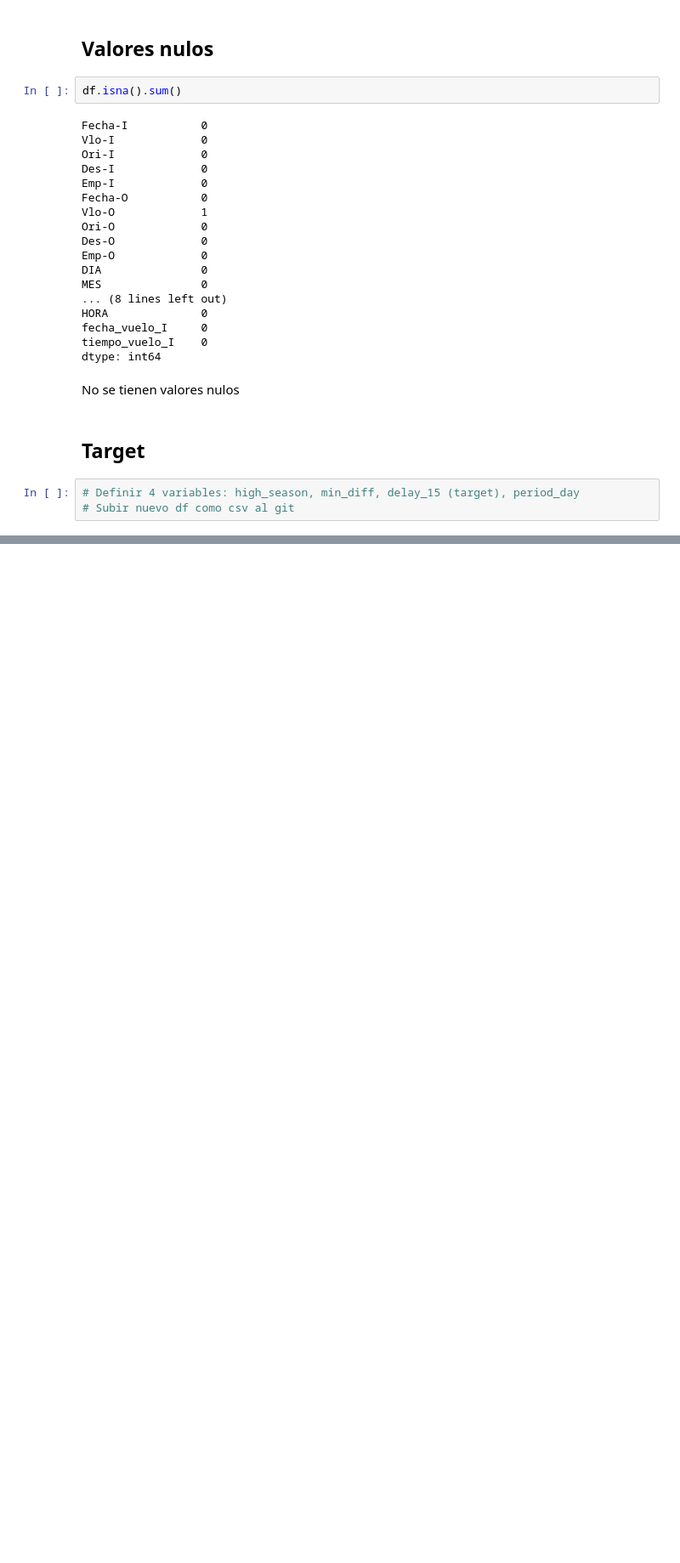
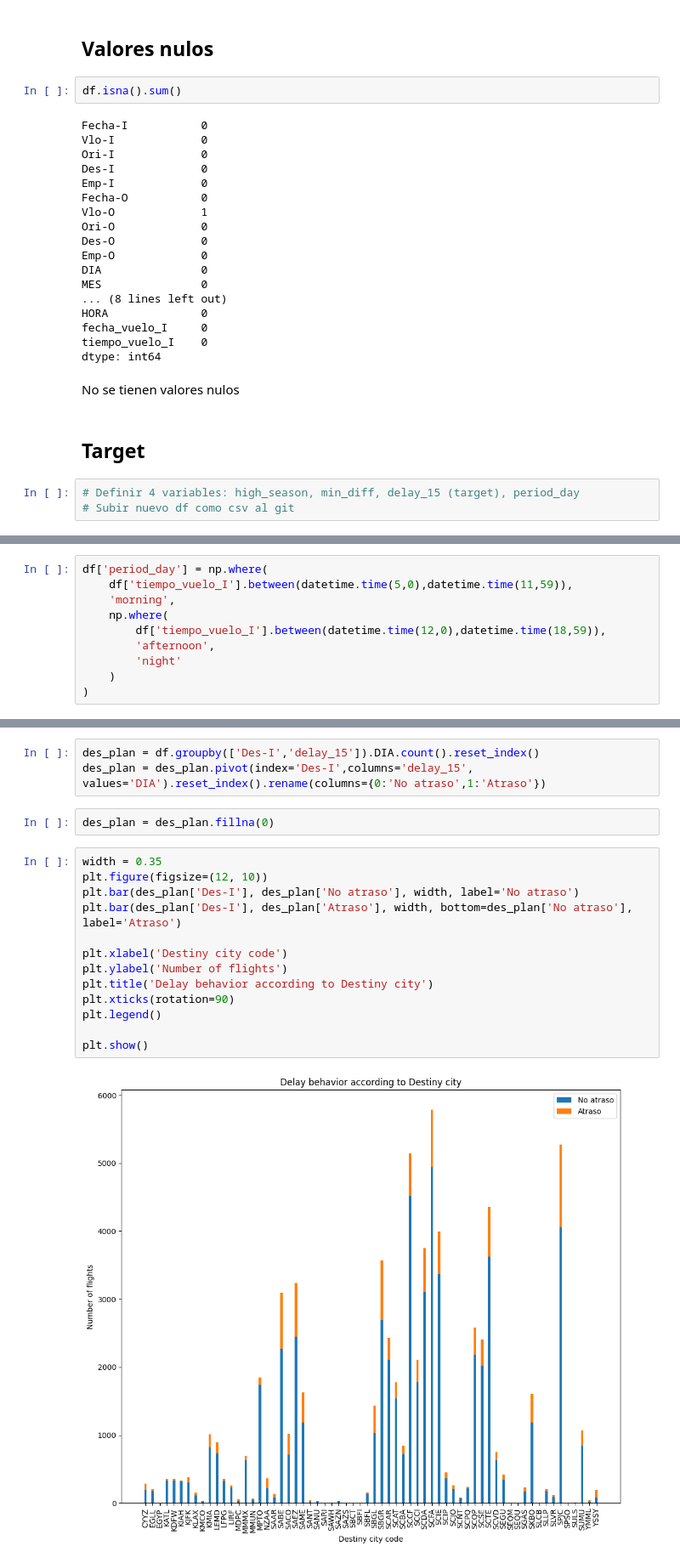
Before and after one commit to josecantog/latam_challenge, a Jupyter notebook: solution.ipynb, the cells around one changed output, grey strips where cells are left out. Shown at 85% size. Cells and saved outputs as stored; diff of their text form; blank space fills up the shorter version.

```diff
--- a/solution.ipynb
+++ b/solution.ipynb
@@ -544,0 +583,10 @@ No se tienen valores nulos
+# %%
+df['period_day'] = np.where(
+    df['tiempo_vuelo_I'].between(datetime.time(5,0),datetime.time(11,59)),
+    'morning',
+    np.where(
+        df['tiempo_vuelo_I'].between(datetime.time(12,0),datetime.time(18,59)),
+        'afternoon',
+        'night'
+    )
+)
@@ -544,0 +675,20 @@ No se tienen valores nulos
+# %%
+des_plan = df.groupby(['Des-I','delay_15']).DIA.count().reset_index()
+des_plan = des_plan.pivot(index='Des-I',columns='delay_15', values='DIA').reset_index().rename(columns={0:'No atraso',1:'Atraso'})
+# %%
+des_plan = des_plan.fillna(0)
+# %%
+width = 0.35
+plt.figure(figsize=(12, 10))
+plt.bar(des_plan['Des-I'], des_plan['No atraso'], width, label='No atraso')
+plt.bar(des_plan['Des-I'], des_plan['Atraso'], width, bottom=des_plan['No atraso'], label='Atraso')
+
+plt.xlabel('Destiny city code')
+plt.ylabel('Number of flights')
+plt.title('Delay behavior according to Destiny city')
+plt.xticks(rotation=90)
+plt.legend()
+
+plt.show()
+# %% [output]
+[figure, added]
```
Also changed, not shown: parts of 60 cells of this notebook.
